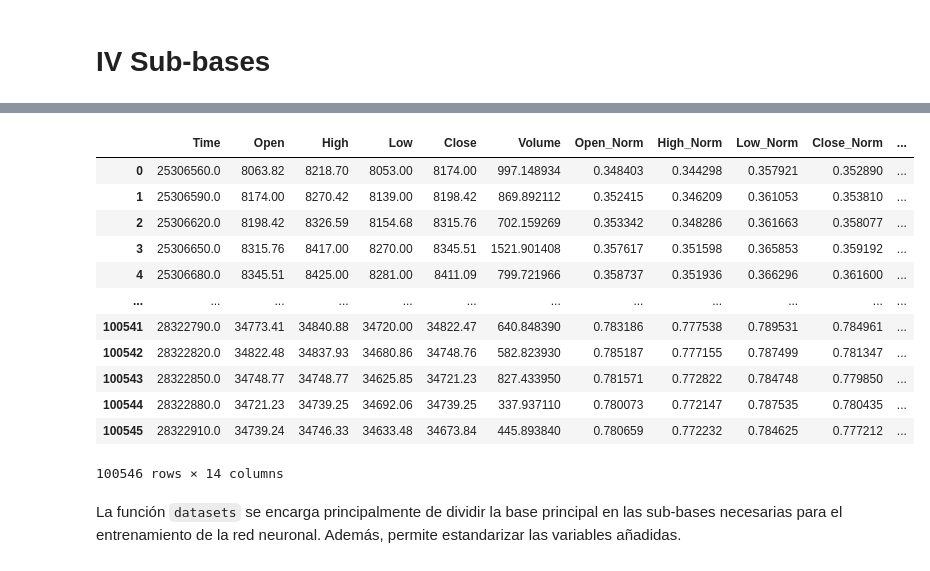
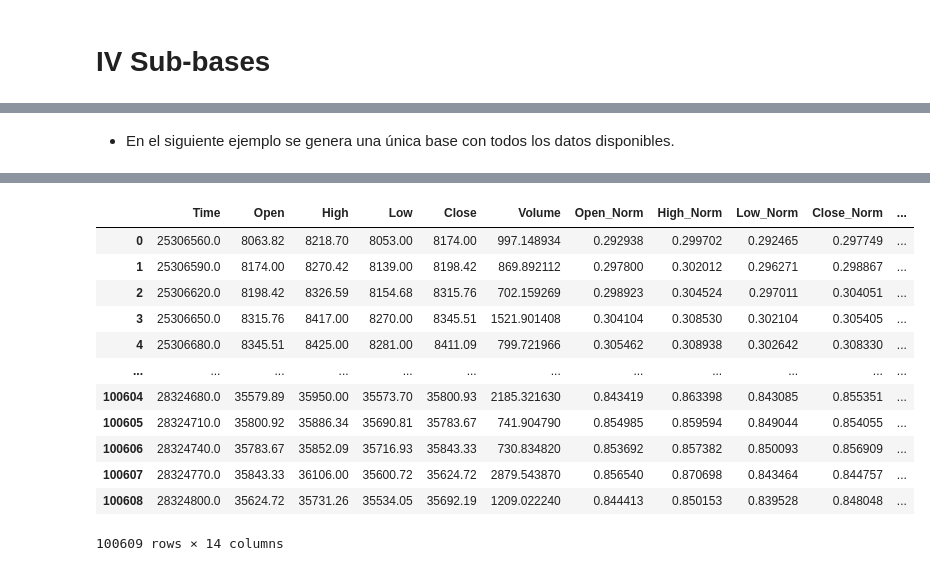
Before and after one commit to AlbertNath/BTC-LSTM, a Jupyter notebook: src/python/jnotes/03 Limpieza y transformación.ipynb, the cells around one changed output, grey strips where cells are left out. Drawn from its saved outputs; the diff is of its cells as text; code cells hidden in the pictures.

Commit message:
data update

```diff
--- a/src/python/jnotes/03 Limpieza y transformación.ipynb
+++ b/src/python/jnotes/03 Limpieza y transformación.ipynb
@@ -164,13 +193,14 @@ En el directorio  `src.python.util.basic` se encuentra implementada la función
+# %% [markdown]
+- En el siguiente ejemplo se genera una única base con todos los datos disponibles.
 # %%
-from src.python.util.basic import datasets
-
-data = datasets(
+data, inverse = datasets(
     symbol='BTCUSDT',
     interval='30m',
     variables=[
         'Open_Norm', 'High_Norm', 'Low_Norm', 'Close_Norm',
         'Close_Rate', 'Volume_Log', 'Volume_Qty', 'Volume_Trade_Norm'
-    ]
+    ],
+    conf_level=99
 )
 data
 # %% [output]
@@ -179,16 +209,14 @@ A             100546  100.0%  2018-02-12 00:00:00
 not assigned       0    0.0%                    -
 |  | Time | Open | High | Low | Close | Volume | Open_Norm | High_Norm | Low_Norm | Close_Norm | ... |
-| 0 | 25306560.0 | 8063.82 | 8218.70 | 8053.00 | 8174.00 | 997.148934 | 0.348403 | 0.344298 | 0.357921 | 0.352890 | ... |
-| 1 | 25306590.0 | 8174.00 | 8270.42 | 8139.00 | 8198.42 | 869.892112 | 0.352415 | 0.346209 | 0.361053 | 0.353810 | ... |
-| 2 | 25306620.0 | 8198.42 | 8326.59 | 8154.68 | 8315.76 | 702.159269 | 0.353342 | 0.348286 | 0.361663 | 0.358077 | ... |
-| 3 | 25306650.0 | 8315.76 | 8417.00 | 8270.00 | 8345.51 | 1521.901408 | 0.357617 | 0.351598 | 0.365853 | 0.359192 | ... |
-| 4 | 25306680.0 | 8345.51 | 8425.00 | 8281.00 | 8411.09 | 799.721966 | 0.358737 | 0.351936 | 0.366296 | 0.361600 | ... |
+| 0 | 25306560.0 | 8063.82 | 8218.70 | 8053.00 | 8174.00 | 997.148934 | 0.292938 | 0.299702 | 0.292465 | 0.297749 | ... |
+| 1 | 25306590.0 | 8174.00 | 8270.42 | 8139.00 | 8198.42 | 869.892112 | 0.297800 | 0.302012 | 0.296271 | 0.298867 | ... |
+| 2 | 25306620.0 | 8198.42 | 8326.59 | 8154.68 | 8315.76 | 702.159269 | 0.298923 | 0.304524 | 0.297011 | 0.304051 | ... |
+| 3 | 25306650.0 | 8315.76 | 8417.00 | 8270.00 | 8345.51 | 1521.901408 | 0.304104 | 0.308530 | 0.302104 | 0.305405 | ... |
+| 4 | 25306680.0 | 8345.51 | 8425.00 | 8281.00 | 8411.09 | 799.721966 | 0.305462 | 0.308938 | 0.302642 | 0.308330 | ... |
 | ... | ... | ... | ... | ... | ... | ... | ... | ... | ... | ... | ... |
-| 100541 | 28322790.0 | 34773.41 | 34840.88 | 34720.00 | 34822.47 | 640.848390 | 0.783186 | 0.777538 | 0.789531 | 0.784961 | ... |
-| 100542 | 28322820.0 | 34822.48 | 34837.93 | 34680.86 | 34748.76 | 582.823930 | 0.785187 | 0.777155 | 0.787499 | 0.781347 | ... |
-| 100543 | 28322850.0 | 34748.77 | 34748.77 | 34625.85 | 34721.23 | 827.433950 | 0.781571 | 0.772822 | 0.784748 | 0.779850 | ... |
-| 100544 | 28322880.0 | 34721.23 | 34739.25 | 34692.06 | 34739.25 | 337.937110 | 0.780073 | 0.772147 | 0.787535 | 0.780435 | ... |
-| 100545 | 28322910.0 | 34739.24 | 34746.33 | 34633.48 | 34673.84 | 445.893840 | 0.780659 | 0.772232 | 0.784625 | 0.777212 | ... |
+| 100604 | 28324680.0 | 35579.89 | 35950.00 | 35573.70 | 35800.93 | 2185.321630 | 0.843419 | 0.863398 | 0.843085 | 0.855351 | ... |
+| 100605 | 28324710.0 | 35800.92 | 35886.34 | 35690.81 | 35783.67 | 741.904790 | 0.854985 | 0.859594 | 0.849044 | 0.854055 | ... |
+| 100606 | 28324740.0 | 35783.67 | 35852.09 | 35716.93 | 35843.33 | 730.834820 | 0.853692 | 0.857382 | 0.850093 | 0.856909 | ... |
+| 100607 | 28324770.0 | 35843.33 | 36106.00 | 35600.72 | 35624.72 | 2879.543870 | 0.856540 | 0.870698 | 0.843464 | 0.844757 | ... |
+| 100608 | 28324800.0 | 35624.72 | 35731.26 | 35534.05 | 35692.19 | 1209.022240 | 0.844413 | 0.850153 | 0.839528 | 0.848048 | ... |
-100546 rows × 14 columns
+100609 rows × 14 columns
-# %% [markdown]
-La función `datasets` se encarga principalmente de dividir la base principal en las sub-bases necesarias para el entrenamiento de la red neuronal. Además, permite estandarizar las variables añadidas.
```
Also changed, not shown: parts of 13 cells of this notebook, 17 other files.
